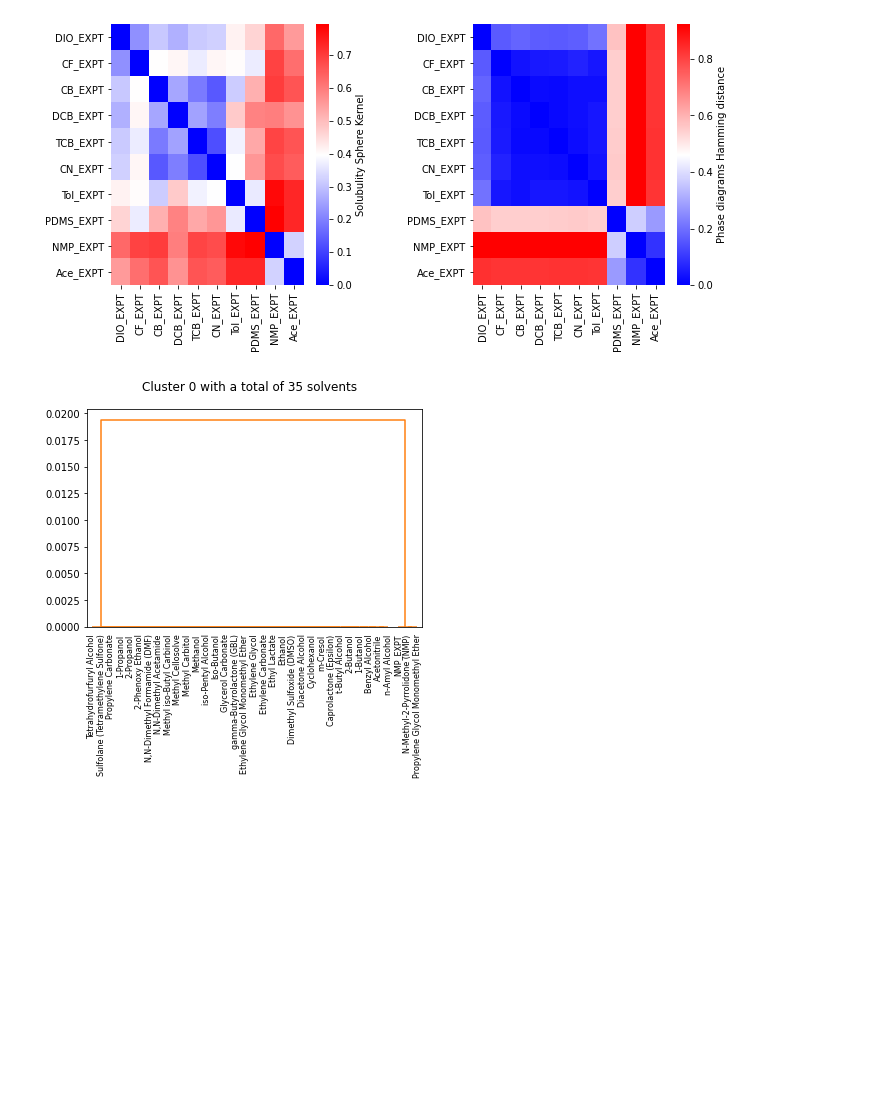
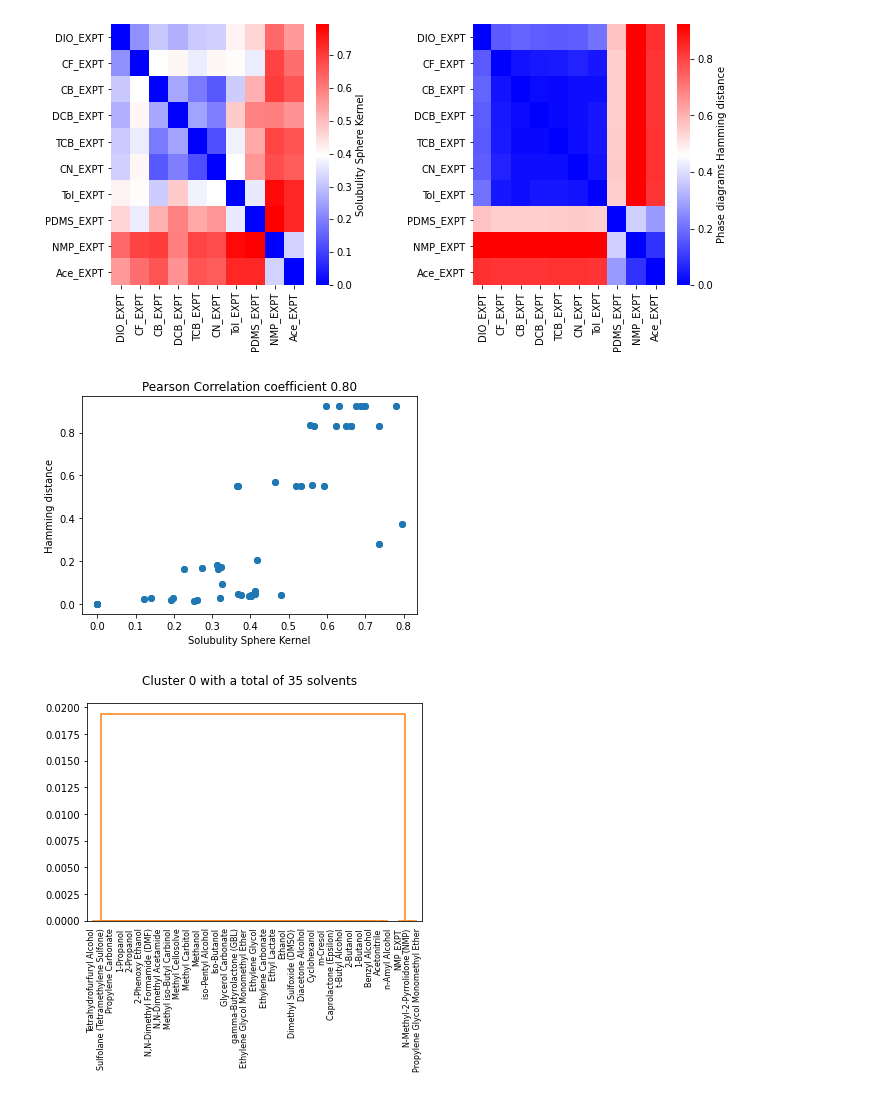
Before and after one commit to kiranvad/polyphase, a Jupyter notebook: notebooks/04-[Final] Clustering high-throughput phase diagrams.ipynb, the cells around one changed output. Saved outputs shown, nothing was run; the diff lists cells and outputs as text; code cells hidden in the pictures; blank space fills up the shorter version.

```diff
--- a/notebooks/04-[Final] Clustering high-throughput phase diagrams.ipynb
+++ b/notebooks/04-[Final] Clustering high-throughput phase diagrams.ipynb
@@ -409,6 +406,18 @@ sns.heatmap(M[86:,86:],ax = axs[1],xticklabels=names, yticklabels = names,
 plt.show()
 # %% [output]
 [figure]
+# %%
+x = K_ssp[86:,86:].flatten()
+y = M[86:,86:].flatten()
+r,p = pearsonr(x,y)
+fig, ax = plt.subplots()
+ax.scatter(x,y)
+ax.set_xlabel('Solubulity Sphere Kernel')
+ax.set_ylabel('Hamming distance')
+ax.set_title('Pearson Correlation coefficient {:.2f}'.format(r))
+plt.show()
+# %% [output]
+[figure, added]
 # %%
 """Hierarchial clustering
 from : https://scikit-learn.org/stable/auto_examples/cluster/plot_agglomerative_dendrogram.html
```
Also changed, not shown: parts of 1 cell of this notebook, 6 other files.
